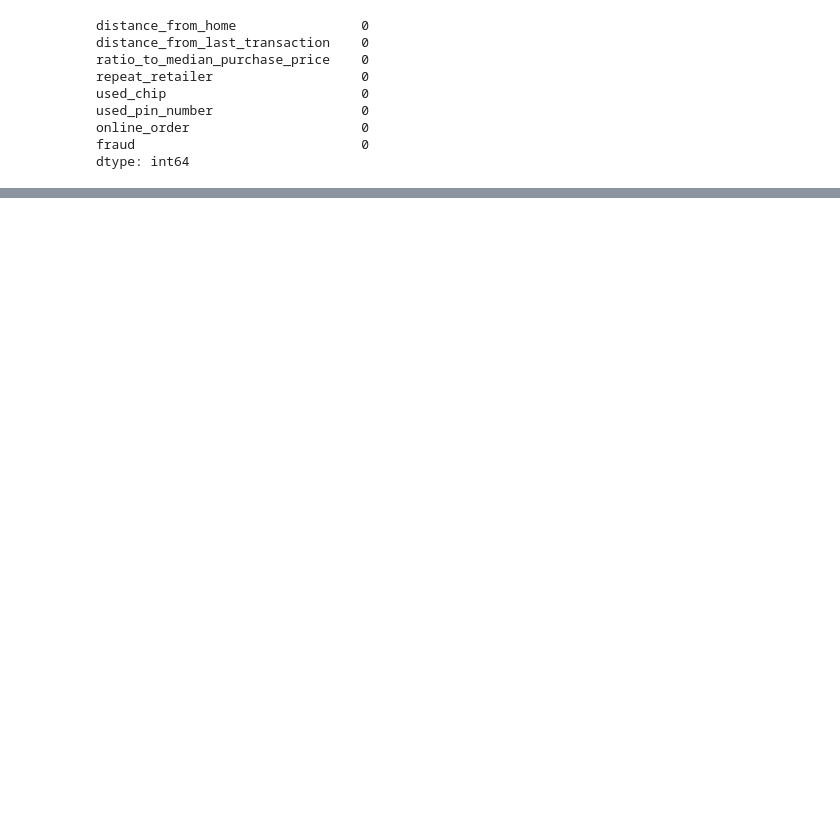
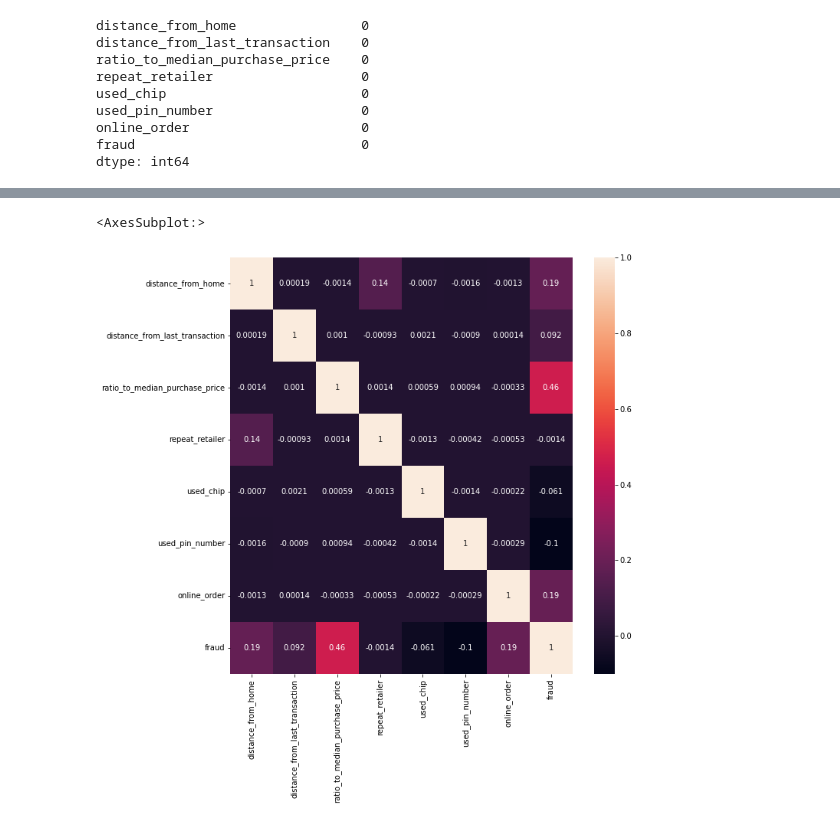
Before and after one commit to thequanic/Credit_card_fraud_detection, a Jupyter notebook: model.ipynb, the cells around one changed output, grey strips where cells are left out. Saved outputs shown, nothing was run; the diff lists cells and outputs as text; code cells hidden in the pictures; blank space fills up the shorter version.

```diff
--- a/model.ipynb
+++ b/model.ipynb
@@ -36,0 +115,6 @@ dtype: int64
+# %%
+plt.figure(figsize=(10,10))
+sns.heatmap(df.corr(),annot=True)
+# %% [output]
+<AxesSubplot:>
+[figure, added]
```
Also changed, not shown: parts of 26 cells of this notebook.
